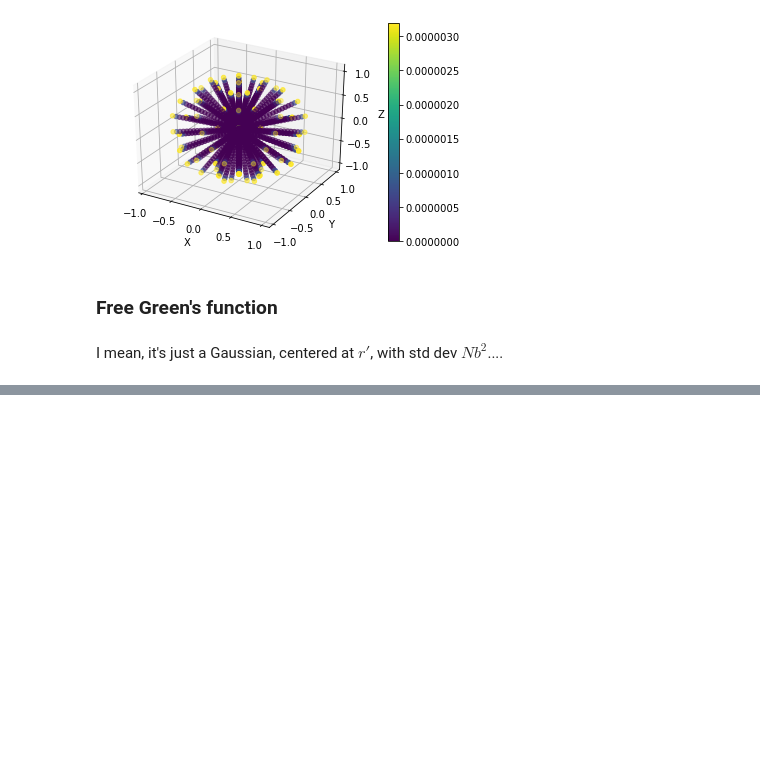
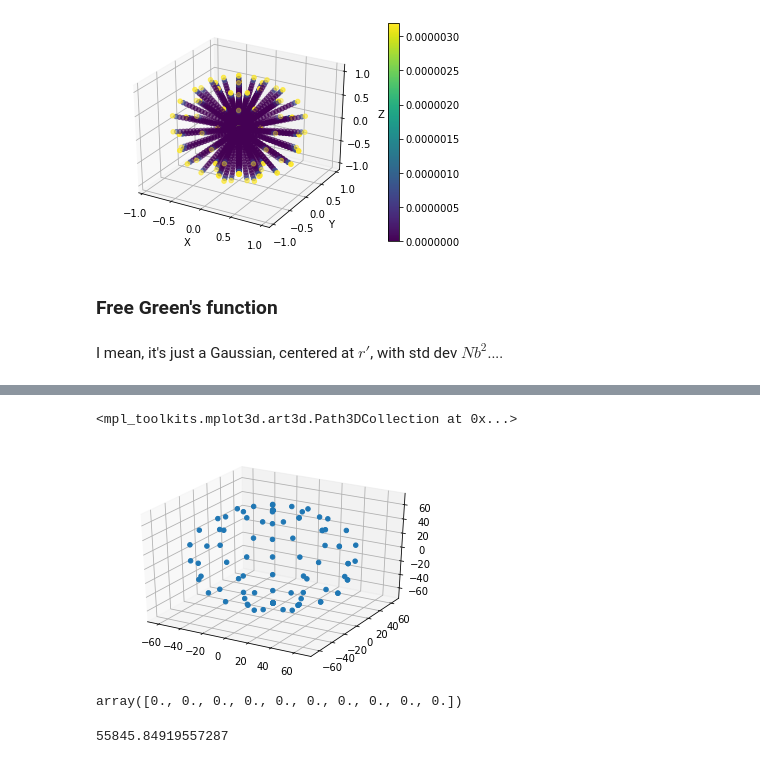
Before and after one commit to SpakowitzLab/wlcsim, a Jupyter notebook: doc/computing_confined_rouse.ipynb, the cells around one changed output, grey strips where cells are left out. Saved outputs shown, nothing was run; the diff lists cells and outputs as text; code cells hidden in the pictures; blank space fills up the shorter version.

```diff
--- a/doc/rouse.ipynb
+++ b/doc/computing_confined_rouse.ipynb
@@ -478,0 +574,23 @@ from the Green's function, we can get the $R^2$ by integrations....
+# %%
+# parameters of chain/confinement
+a = 1000/15 # radius
+b = 1 # kuhn length (nm)
+N = 17475 # number of Kuhn lengths in chain
+# grid the sphere's interior
+Ngrid = 20
+ri = np.zeros((Ngrid, 3))
+for i in range(3):
+    ri[:,i] = np.linspace(-a, a, Ngrid)
+x, y, z = np.meshgrid(ri[:,0], ri[:, 1], ri[:, 2])
+good_ix = x**2 + y**2 + z**2 < a**2
+x = x[good_ix]; y = y[good_ix]; z = z[good_ix]
+r = np.stack([x, y, z]).T
+# grid the surface of the sphere
+Nsurf = 10
+eps = 0.01
+r_surf = (1 - eps)*a
+theta = np.linspace(0, np.pi, Nsurf)
+phi = np.linspace(0, 2*np.pi, Nsurf)
+theta, phi = np.meshgrid(theta, phi)
+xf, yf, zf = sph_to_cart(r_surf, theta, phi)
+rf = np.stack([xf, yf, zf]).T
@@ -478,0 +599,23 @@ from the Green's function, we can get the $R^2$ by integrations....
+# %%
+fig = plt.figure()
+ax = fig.add_subplot(111, projection='3d')
+ax.scatter(xf, yf, zf, alpha=1)
+# %% [output]
+<mpl_toolkits.mplot3d.art3d.Path3DCollection at 0x...>
+[figure, added]
+# %%
+dtheta
+# %% [output]
+array([0., 0., 0., 0., 0., 0., 0., 0., 0., 0.])
+# %%
+Nsurf = 100
+eps = 0.01
+r_surf = (1 - eps)*a
+theta = np.linspace(0, np.pi, Nsurf)[:-1]
+phi = np.linspace(0, 2*np.pi, Nsurf)[:-1]
+theta, phi = np.meshgrid(theta, phi)
+dtheta = np.diff(np.unique(theta))[0]
+dphi = np.diff(np.unique(phi))[0]
+np.sum(1 * a*a*np.sin(theta) * dtheta*dphi)
+# %% [output]
+55845.84919557287
```
Also changed, not shown: parts of 46 cells of this notebook, 1 other file.
